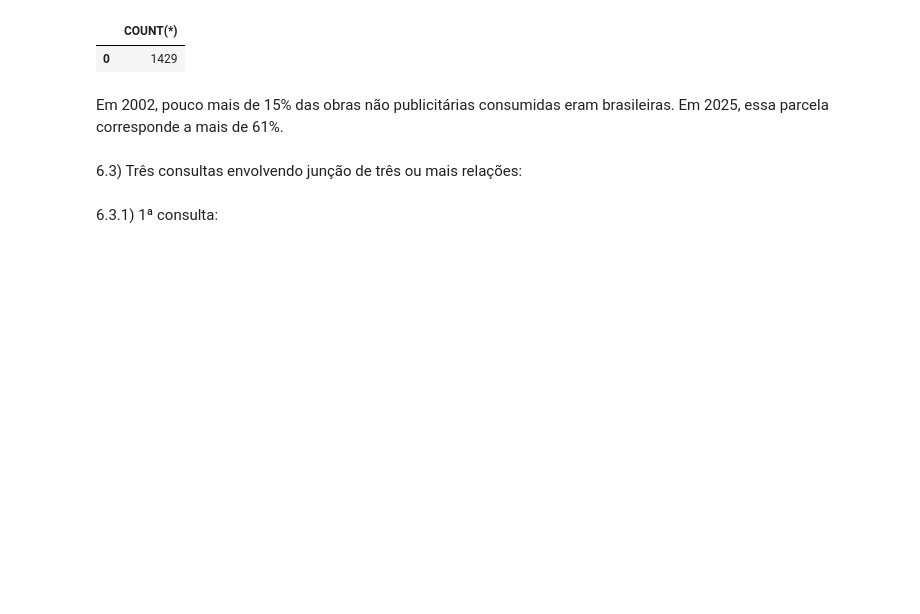
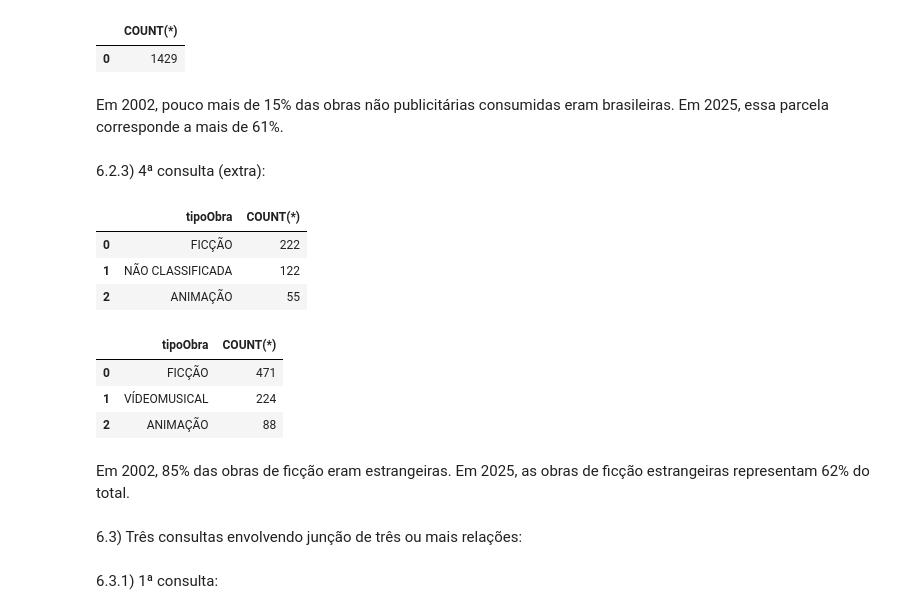
Before and after one commit to MarceleLouiseSAra/TPs-IBD, a Jupyter notebook: TP2.ipynb, the cells around one changed output. Drawn from its saved outputs; the diff is of its cells as text; code cells hidden in the pictures; blank space fills up the shorter version.

```diff
--- a/TP2.ipynb
+++ b/TP2.ipynb
@@ -1092,6 +1114,28 @@ fetch("""
 | 0 | 1429 |
 # %% [markdown]
 Em 2002, pouco mais de 15% das obras não publicitárias consumidas eram brasileiras. Em 2025, essa parcela corresponde a mais de 61%.
+# %% [markdown]
+6.2.3) 4ª consulta (extra):
+# %%
+fetch("""
+  SELECT A.tipoObra, COUNT(*) FROM Obra2002 AS A, obraEstrangeira2002 AS B WHERE A.CRT = B.fkCRT GROUP BY A.tipoObra ORDER BY COUNT(*) DESC LIMIT 3
+""", conn)
+# %% [output]
+|  | tipoObra | COUNT(*) |
+| 0 | FICÇÃO | 222 |
+| 1 | NÃO CLASSIFICADA | 122 |
+| 2 | ANIMAÇÃO | 55 |
+# %%
+fetch("""
+  SELECT A.tipoObra, COUNT(*) FROM Obra2025 AS A, obraEstrangeira2025 AS B WHERE A.CRT = B.fkCRT GROUP BY A.tipoObra ORDER BY COUNT(*) DESC LIMIT 3
+""", conn)
+# %% [output]
+|  | tipoObra | COUNT(*) |
+| 0 | FICÇÃO | 471 |
+| 1 | VÍDEOMUSICAL | 224 |
+| 2 | ANIMAÇÃO | 88 |
+# %% [markdown]
+Em 2002, 85% das obras de ficção eram estrangeiras. Em 2025, as obras de ficção estrangeiras representam 62% do total.
 # %% [markdown]
 6.3) Três consultas envolvendo junção de três ou mais relações:
 # %% [markdown]
```
Also changed, not shown: parts of 9 cells of this notebook.
